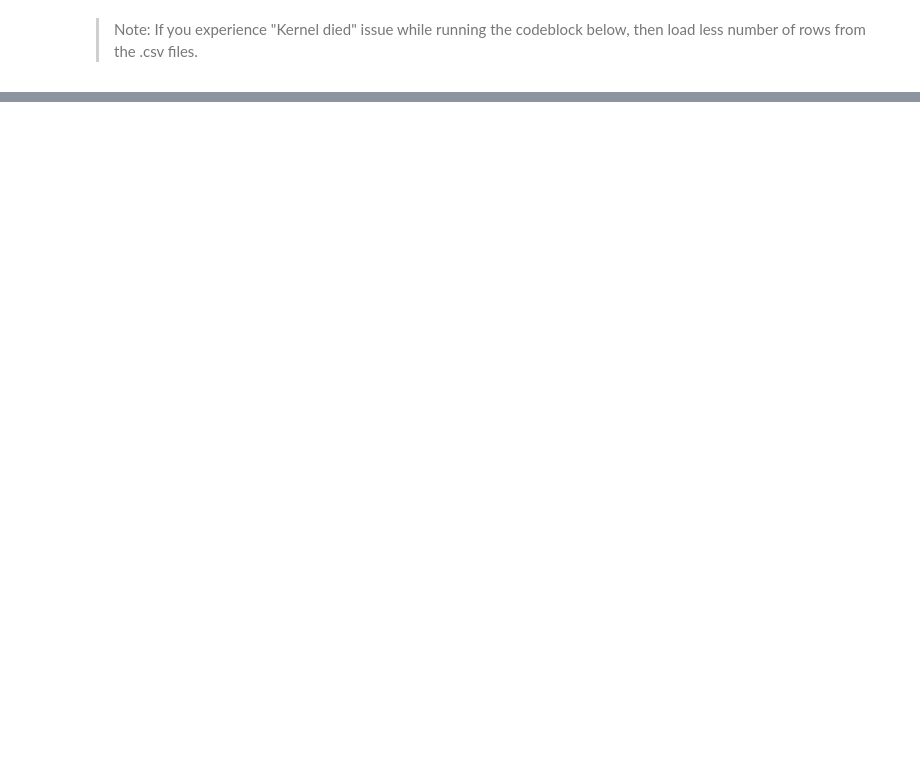
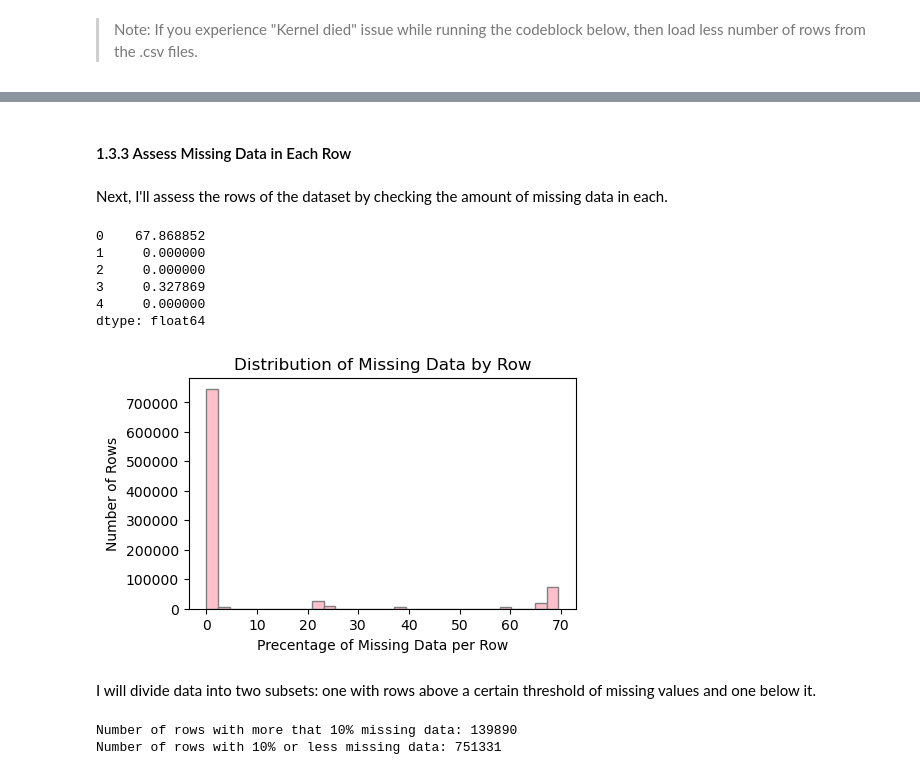
Before and after one commit to syntheticasymmetry/capstone_customer_segmentation, a Jupyter notebook: Arvato Project Workbook.ipynb, the cells around one changed output, grey strips where cells are left out. Drawn from its saved outputs; the diff is of its cells as text; code cells hidden in the pictures; blank space fills up the shorter version.

```diff
--- a/Arvato Project Workbook.ipynb
+++ b/Arvato Project Workbook.ipynb
@@ -64,0 +458,10 @@ mailout_test = pd.read_csv('data/Udacity_MAILOUT_052018_TEST.csv', sep=';')
+# %%
+# investigate patterns in the amount of missing data in each column
+# columns with more than 20% missing data
+high_missing_threshold = 20
+
+high_missing_columns_azdias = missing_data_azdias[missing_data_azdias > high_missing_threshold].sort_values(ascending=False)
+print('Columns with more than 20% missing data (Azdias):\n', high_missing_columns_azdias)
+
+high_missing_columns_customers = missing_data_customers[missing_data_customers > high_missing_threshold].sort_values(ascending=False)
+print('\nColumns with more than 20% missing data (Customers):\n', high_missing_columns_customers)
@@ -64,0 +506,10 @@ mailout_test = pd.read_csv('data/Udacity_MAILOUT_052018_TEST.csv', sep=';')
+# %%
+# remove the outlier columns from the dataset
+columns_to_drop2 = high_missing_columns_azdias.index
+
+azdias_cleaned = azdias.drop(columns=columns_to_drop2)
+customers_cleaned = customers.drop(columns=columns_to_drop2)
+
+# check the new shape of the Dataframe
+print('Shape of the cleaned Azdias Dataframe: ', azdias_cleaned.shape)
+print('\nShape of the cleaned Customers Dataframe: ', customers_cleaned.shape)
@@ -64,0 +528,38 @@ mailout_test = pd.read_csv('data/Udacity_MAILOUT_052018_TEST.csv', sep=';')
+# %% [markdown]
+#### 1.3.3 Assess Missing Data in Each Row
+# %% [markdown]
+Next, I'll assess the rows of the dataset by checking the amount of missing data in each.
+# %%
+# how much data is missing in each row of the dataset?
+missing_data_row = azdias_cleaned.isnull().mean(axis=1)*100
+print(missing_data_row.head())
+# %% [output]
+0    67.868852
+1     0.000000
+2     0.000000
+3     0.327869
+4     0.000000
+dtype: float64
+# %%
+plt.figure(figsize=(5,3))
+plt.hist(missing_data_row, bins=30, color='pink', edgecolor='grey')
+plt.title('Distribution of Missing Data by Row')
+plt.xlabel('Precentage of Missing Data per Row')
+plt.ylabel('Number of Rows')
+plt.show()
+# %% [output]
+[figure, added]
+# %% [markdown]
+I will divide data into two subsets: one with rows above a certain threshold of missing values and one below it.
+# %%
+# write code to divide the data into two subsets based on the number of missing values in each row
+missing_threshold_row = 10
+# subset 1: Rows with missing data above the threshold
+subset_high_missing = azdias_cleaned[missing_data_row > missing_threshold_row]
+print(f"Number of rows with more that {missing_threshold_row}% missing data: {subset_high_missing.shape[0]}")
+# subset 2: Rows with missing data below the threshold
+subset_low_missing = azdias_cleaned[missing_data_row <= missing_threshold_row]
+print(f"Number of rows with {missing_threshold_row}% or less missing data: {subset_low_missing.shape[0]}")
+# %% [output]
+Number of rows with more that 10% missing data: 139890
+Number of rows with 10% or less missing data: 751331
```
Also changed, not shown: parts of 93 cells of this notebook.
